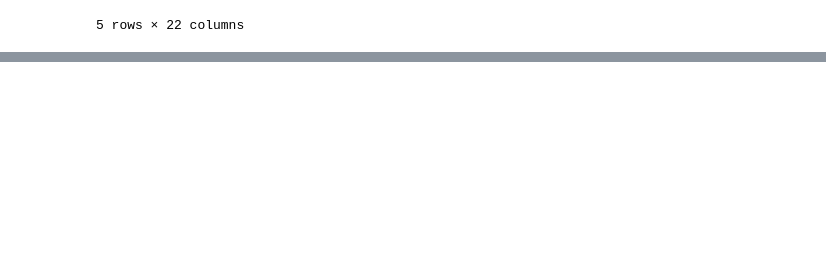
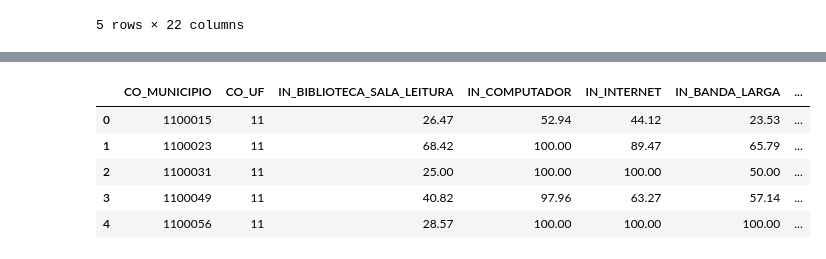
Before and after one commit to matteushc/tcc, a Jupyter notebook: 07-juncao_dados.ipynb, the cells around one changed output, grey strips where cells are left out. Saved outputs shown, nothing was run; the diff lists cells and outputs as text; code cells hidden in the pictures; blank space fills up the shorter version.

```diff
--- a/07-juncao_dados.ipynb
+++ b/07-juncao_dados.ipynb
@@ -297,0 +327,9 @@ final[['CO_MUNICIPIO', 'CO_UF', 'IN_REFEITORIO', 'IN_ALIMENTACAO', 'IN_PATIO',
+# %%
+final_df.head()
+# %% [output]
+|  | CO_MUNICIPIO | CO_UF | IN_BIBLIOTECA_SALA_LEITURA | IN_COMPUTADOR | IN_INTERNET | IN_BANDA_LARGA | ... |
+| 0 | 1100015 | 11 | 26.47 | 52.94 | 44.12 | 23.53 | ... |
+| 1 | 1100023 | 11 | 68.42 | 100.00 | 89.47 | 65.79 | ... |
+| 2 | 1100031 | 11 | 25.00 | 100.00 | 100.00 | 50.00 | ... |
+| 3 | 1100049 | 11 | 40.82 | 97.96 | 63.27 | 57.14 | ... |
+| 4 | 1100056 | 11 | 28.57 | 100.00 | 100.00 | 100.00 | ... |
```
Also changed, not shown: parts of 13 cells of this notebook, 1 other file.
